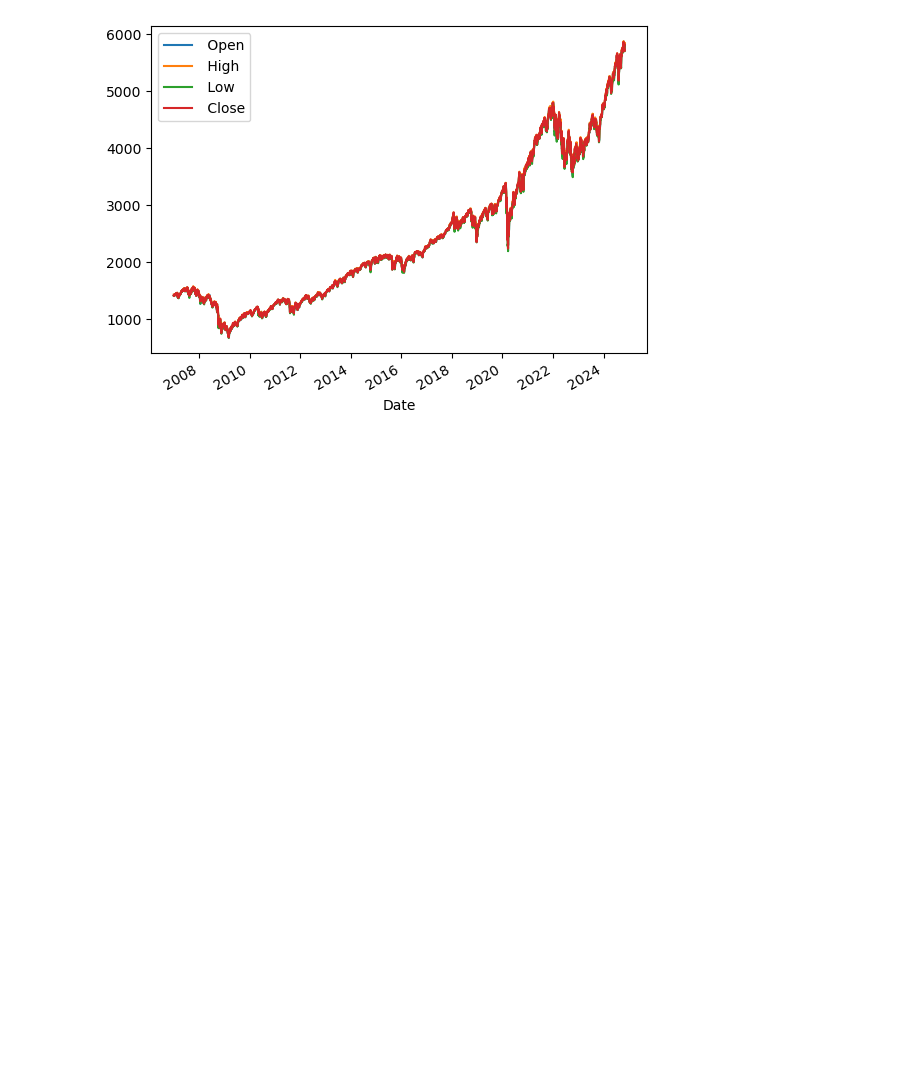
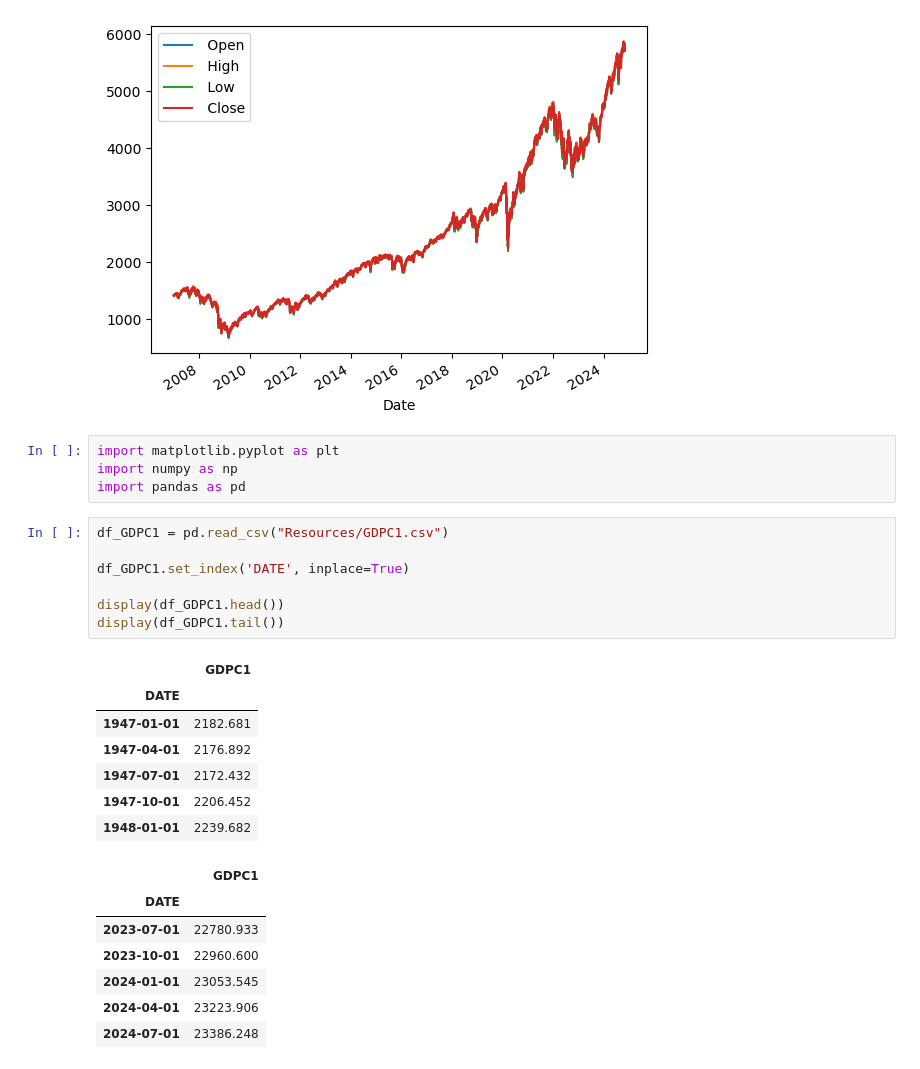
Before and after one commit to yiannisp1822/Project1_FinanceData, a Jupyter notebook: Financial_Analysis.ipynb, the cells around one changed output. Saved outputs shown, nothing was run; the diff lists cells and outputs as text; blank space fills up the shorter version.

```diff
--- a/Financial_Analysis.ipynb
+++ b/Financial_Analysis.ipynb
@@ -46,3 +46,29 @@ SNP_df.plot()
 # %% [output]
 <Axes: xlabel='Date'>
 [figure]
+# %%
+import matplotlib.pyplot as plt
+import numpy as np
+import pandas as pd
+# %%
+df_GDPC1 = pd.read_csv("Resources/GDPC1.csv")
+
+df_GDPC1.set_index('DATE', inplace=True)
+
+display(df_GDPC1.head())
+display(df_GDPC1.tail())
+# %% [output]
+|  | GDPC1 |
+| DATE |  |
+| 1947-01-01 | 2182.681 |
+| 1947-04-01 | 2176.892 |
+| 1947-07-01 | 2172.432 |
+| 1947-10-01 | 2206.452 |
+| 1948-01-01 | 2239.682 |
+|  | GDPC1 |
+| DATE |  |
+| 2023-07-01 | 22780.933 |
+| 2023-10-01 | 22960.600 |
+| 2024-01-01 | 23053.545 |
+| 2024-04-01 | 23223.906 |
+| 2024-07-01 | 23386.248 |
```
Also changed, not shown: parts of 1 cell of this notebook.
